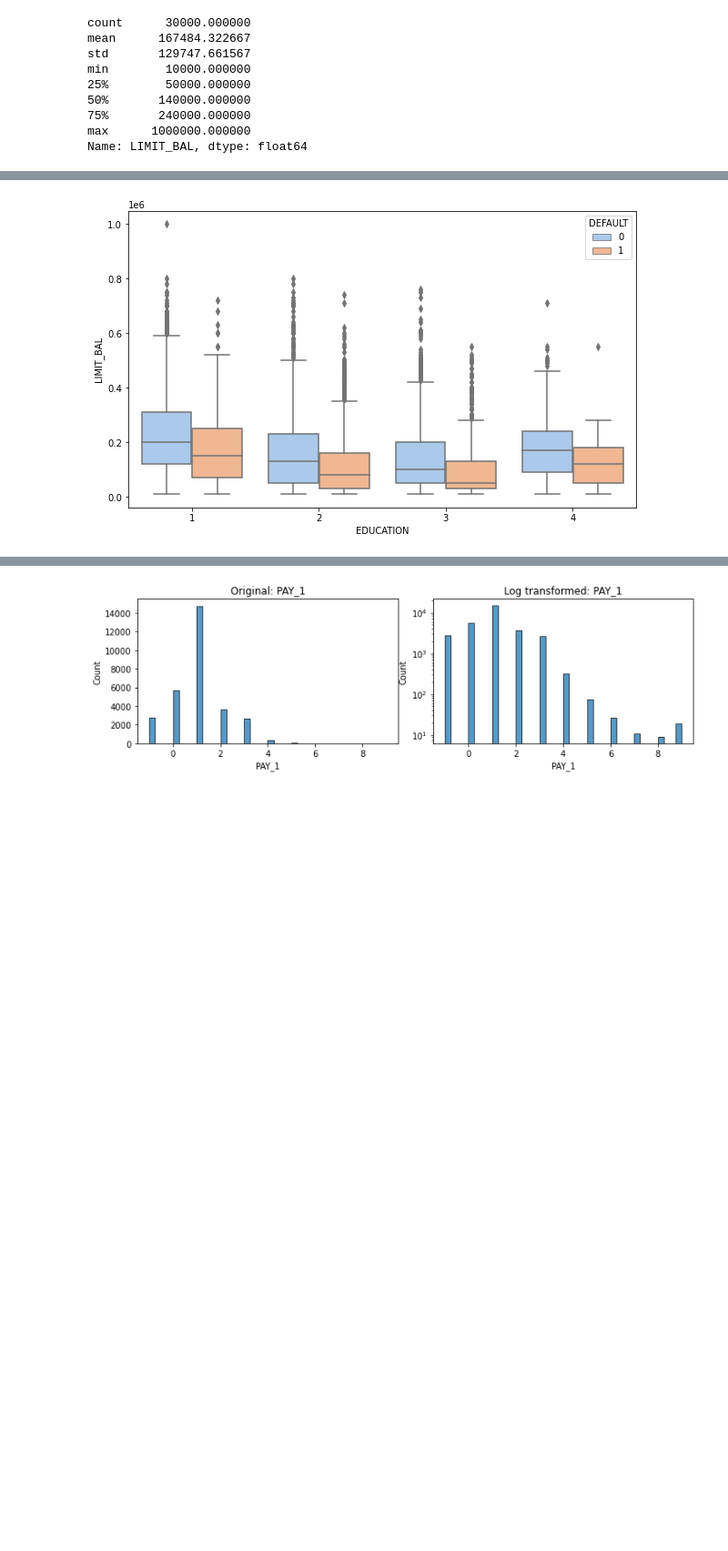
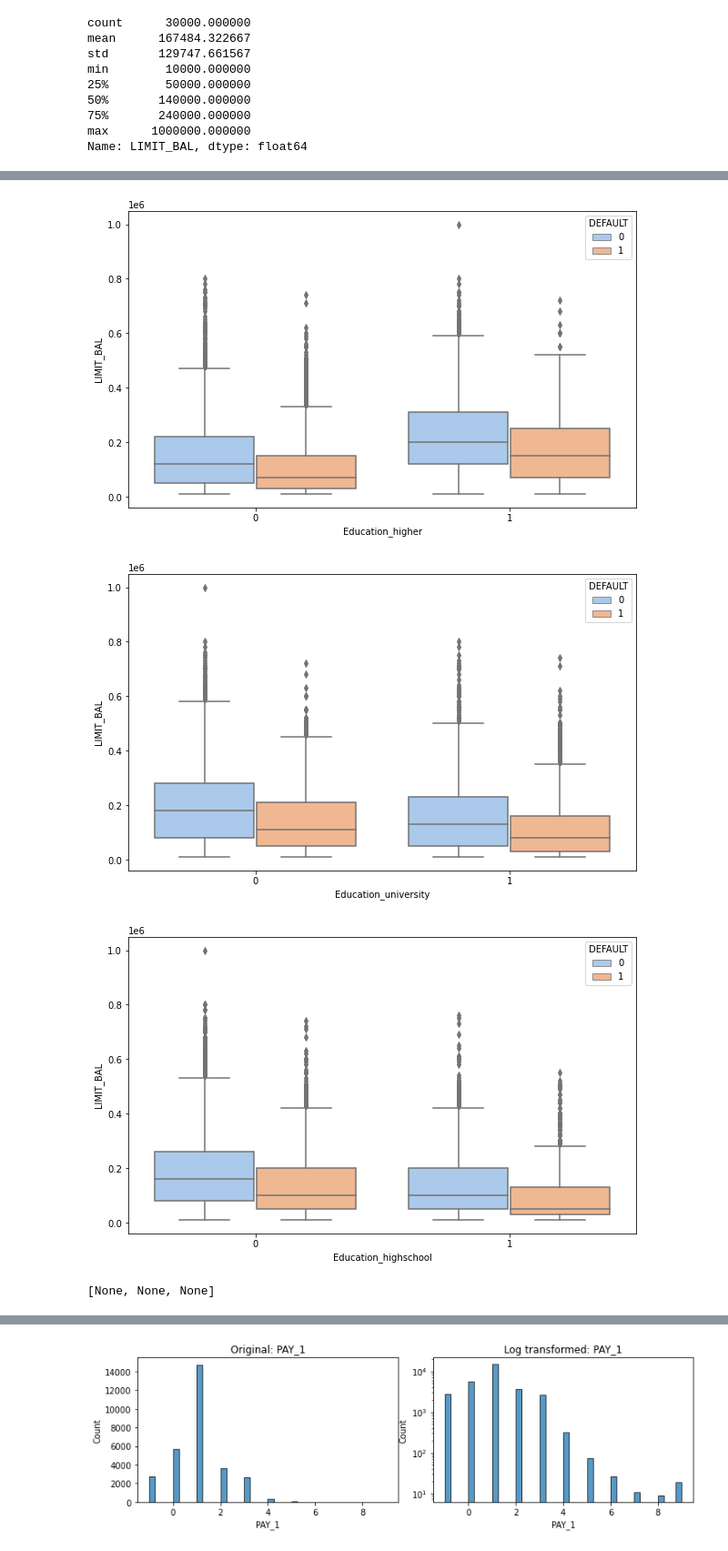
Before and after one commit to apayal/capstone_project, a Jupyter notebook: _notebooks/2022-07-01-eda.ipynb, the cells around one changed output, grey strips where cells are left out. Shown at 91% size. Drawn from its saved outputs; the diff is of its cells as text; code cells hidden in the pictures; blank space fills up the shorter version.

```diff
--- a/_notebooks/2022-07-01-eda.ipynb
+++ b/_notebooks/2022-07-01-eda.ipynb
@@ -160,4 +159,7 @@ boxplot_comparison('MARRIAGE_SINGLE', 'AGE', 10)
-# %%
-boxplot_comparison('EDUCATION_', 'LIMIT_BAL', 10)
-# %% [output]
-[figure, removed]
+# %%
+[boxplot_comparison(x, 'LIMIT_BAL', 10) for x in credit_df.columns if x.startswith('E')]
+# %% [output]
+[figure, added]
+[figure, added]
+[figure, added]
+[None, None, None]
```
Also changed, not shown: parts of 16 cells of this notebook, 1 other file.
